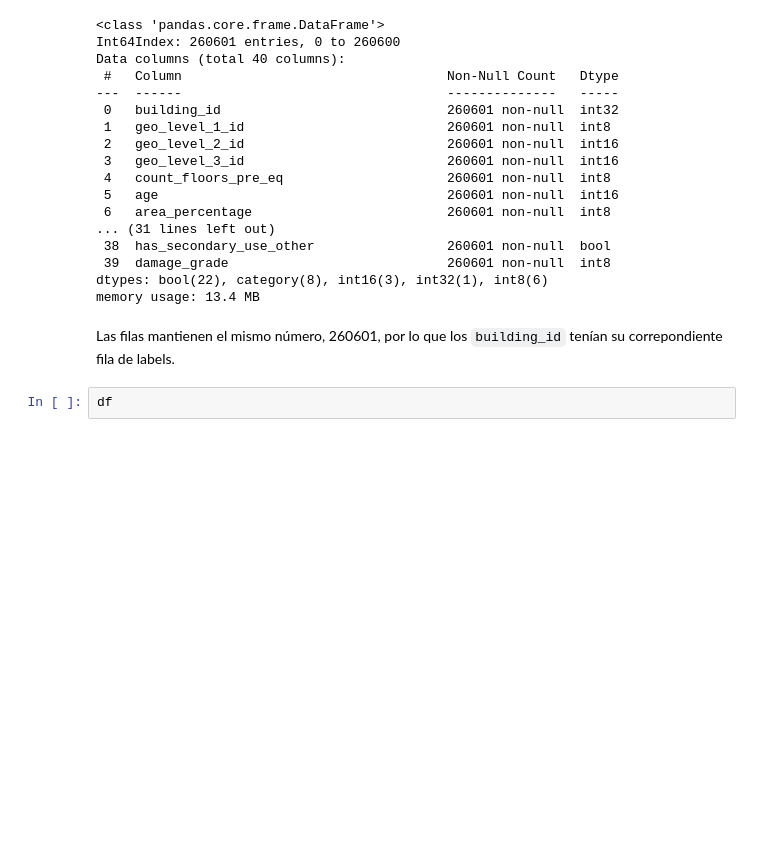
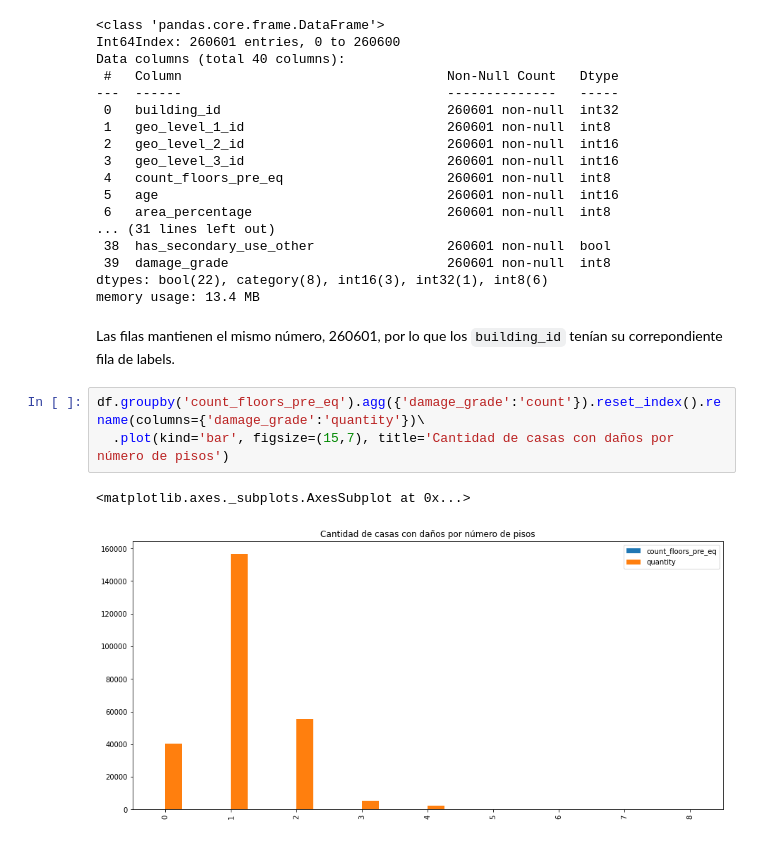
Before and after one commit to ffelfis/OrgaDatosTPs, a Jupyter notebook: TP1/nb_facundo.ipynb, the cells around one changed output. Cells and saved outputs as stored; diff of their text form; blank space fills up the shorter version.

```diff
--- a/TP1/nb_facundo.ipynb
+++ b/TP1/nb_facundo.ipynb
@@ -305,5 +305,9 @@ dtypes: bool(22), category(8), int16(3), int32(1), int8(6)
 memory usage: 13.4 MB
 # %% [markdown]
 Las filas mantienen el mismo número, 260601, por lo que los `building_id` tenían su correpondiente fila de labels.
-# %%
-df
+# %%
+df.groupby('count_floors_pre_eq').agg({'damage_grade':'count'}).reset_index().rename(columns={'damage_grade':'quantity'})\
+  .plot(kind='bar', figsize=(15,7), title='Cantidad de casas con daños por número de pisos')
+# %% [output]
+<matplotlib.axes._subplots.AxesSubplot at 0x...>
+[figure, added]
```
Also changed, not shown: parts of 3 cells of this notebook.
